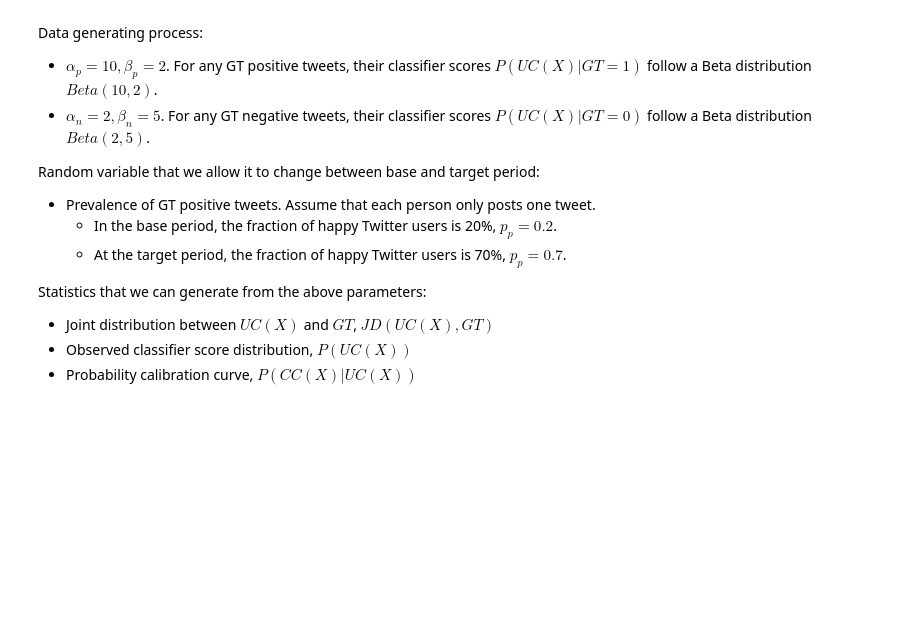
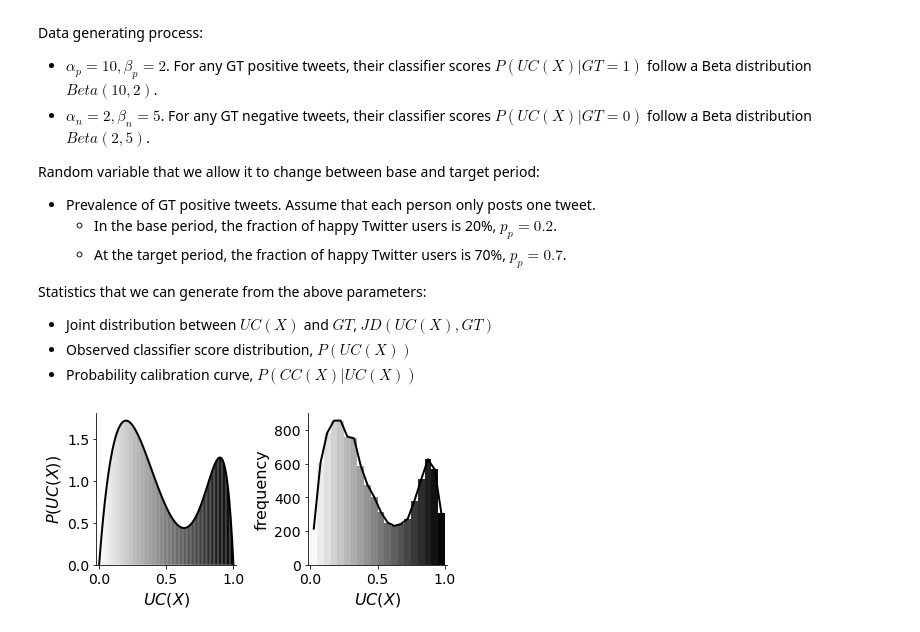
Before and after one commit to avalanchesiqi/prevalence-estimation-tutorial, a Jupyter notebook: code/Sec0-Data-Generating.ipynb, the cells around one changed output. Cells and saved outputs as stored; diff of their text form; code cells hidden in the pictures; blank space fills up the shorter version.

```diff
--- a/code/Sec0-Data-Generating.ipynb
+++ b/code/Sec0-Data-Generating.ipynb
@@ -95,3 +86,9 @@ Statistics that we can generate from the above parameters:
 - Joint distribution between $UC(X)$ and $GT$, $JD(UC(X), GT)$
 - Observed classifier score distribution, $P(UC(X))$
 - Probability calibration curve, $P(CC(X)|UC(X))$
+# %%
+mixture_model_rv = MixtureModel([stats.beta(10, 2), stats.beta(2, 5)], weights=[0.3, 0.7])
+# %%
+mixture_model_rv.plot_pdf_and_hist(size=10000)
+# %% [output]
+[figure, added]
```
Also changed, not shown: parts of 11 cells of this notebook, 6 other files.
